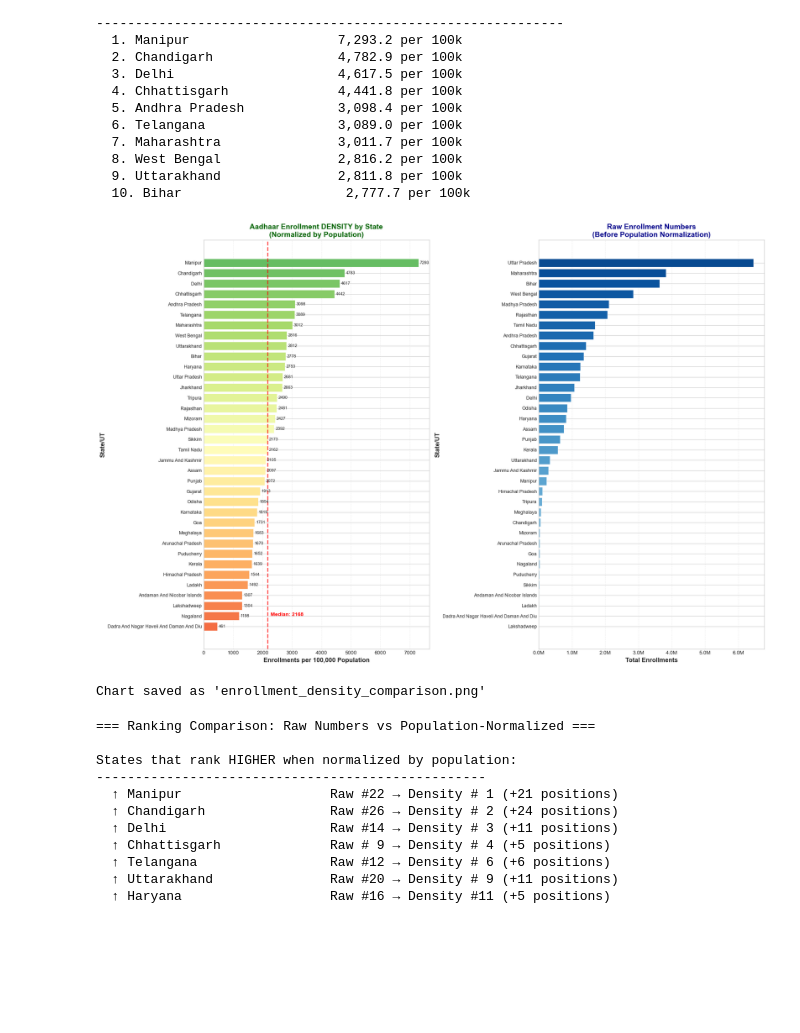
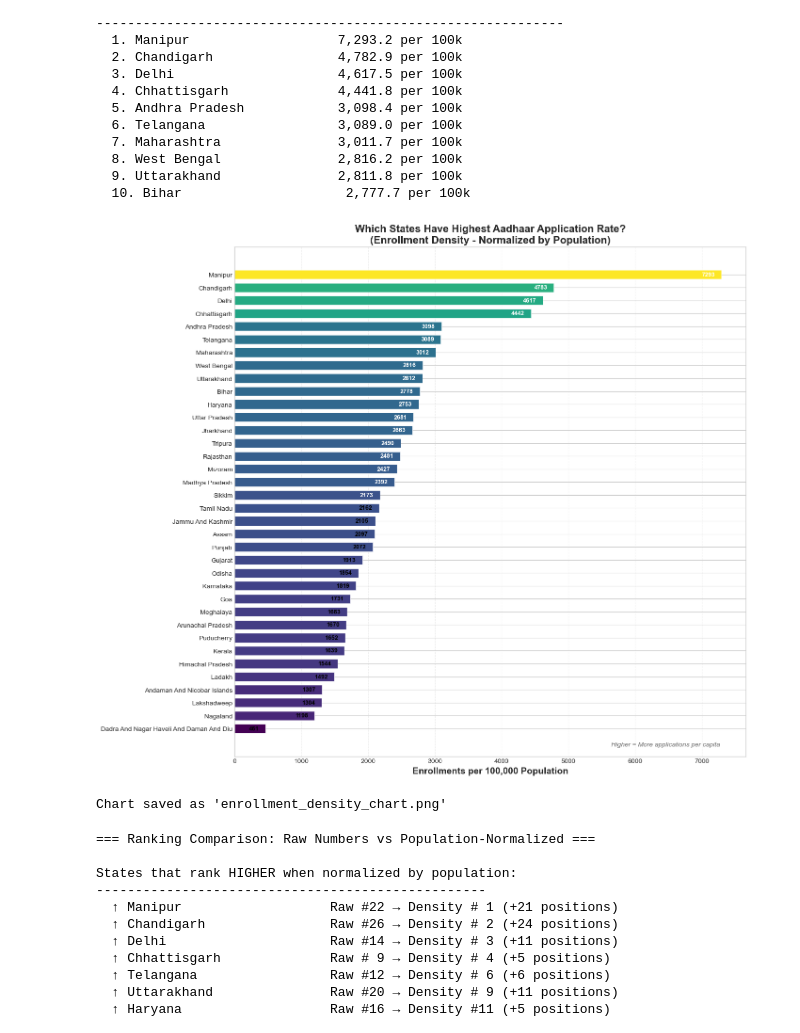
Before and after one commit to Kishan0703/aadhar-data-analysis, a Jupyter notebook: insights1.ipynb, the cells around one changed output. Cells and saved outputs as stored; diff of their text form; code cells hidden in the pictures; blank space fills up the shorter version.

```diff
--- a/insights1.ipynb
+++ b/insights1.ipynb
@@ -735,59 +760,42 @@ Top 10 States by Enrollment Density (per 100k population):
   10. Bihar                     2,777.7 per 100k
 # %%
 # 5.4.3 Enrollment Density Visualization
-fig, axes = plt.subplots(1, 2, figsize=(18, 12))
+fig, ax = plt.subplots(figsize=(14, 12))
 
-# Color palette - green (high) to red (low)
+# Color based on density value - high (yellow/green) to low (purple/blue)
 n_states = len(density_data)
-colors1 = plt.cm.RdYlGn(np.linspace(0.8, 0.2, n_states))
+norm_values = (density_data['enrollment_per_100k'] - density_data['enrollment_per_100k'].min()) / \
+              (density_data['enrollment_per_100k'].max() - density_data['enrollment_per_100k'].min())
+colors = plt.cm.viridis(norm_values)
 
-# --- Chart 1: Enrollment Density (per 100k population) ---
-ax1 = axes[0]
-y_pos = range(n_states)
-bars1 = ax1.barh(y_pos, density_data['enrollment_per_100k'], color=colors1, edgecolor='white', linewidth=0.5)
+# Create horizontal bar chart
+bars = ax.barh(range(n_states), density_data['enrollment_per_100k'], color=colors, edgecolor='white', linewidth=0.5, height=0.7)
 
-ax1.set_yticks(y_pos)
-ax1.set_yticklabels(density_data['display_state'], fontsize=9)
-ax1.set_xlabel('Enrollments per 100,000 Population', fontsize=12, fontweight='bold')
-ax1.set_ylabel('State/UT', fontsize=12, fontweight='bold')
-ax1.set_title('Aadhaar Enrollment DENSITY by State\n(Normalized by Population)', fontsize=14, fontweight='bold', color='darkgreen')
+ax.set_yticks(range(n_states))
+ax.set_yticklabels(density_data['display_state'], fontsize=10)
+ax.set_xlabel('Enrollments per 100,000 Population', fontsize=14, fontweight='bold')
+ax.set_title('Which States Have Highest Aadhaar Application Rate?\n(Enrollment Density - Normalized by Population)', fontsize=16, fontweight='bold')
 
-# Add value labels
+# Add value labels inside bars
+median_val = density_data['enrollment_per_100k'].median()
 for i, val in enumerate(density_data['enrollment_per_100k']):
-    ax1.text(val + 50, i, f'{val:.0f}', va='center', ha='left', fontsize=8)
+    color = 'white' if val > median_val else 'black'
+    ax.text(val - 100, i, f'{val:.0f}', va='center', ha='right', fontsize=9, fontweight='bold', color=color)
 
-ax1.invert_yaxis()
-ax1.grid(axis='x', alpha=0.3, linestyle='--')
+ax.invert_yaxis()
+ax.grid(axis='x', alpha=0.3, linestyle='--')
+ax.set_xlim(0, density_data['enrollment_per_100k'].max() * 1.05)
 
-# Add median line
-median_val = density_data['enrollment_per_100k'].median()
-ax1.axvline(median_val, color='red', linestyle='--', linewidth=2, alpha=0.7)
-ax1.text(median_val + 100, n_states - 2, f'Median: {median_val:.0f}', color='red', fontsize=10, fontweight='bold')
-
-# --- Chart 2: Raw Enrollments for comparison ---
-ax2 = axes[1]
-raw_sorted = state_density.dropna().sort_values('total_enrollments', ascending=False).reset_index(drop=True)
-raw_sorted['display_state'] = raw_sorted['state'].str.title()
-n_raw = len(raw_sorted)
-colors2 = plt.cm.Blues(np.linspace(0.9, 0.3, n_raw))
-
-bars2 = ax2.barh(range(n_raw), raw_sorted['total_enrollments'], color=colors2, edgecolor='white', linewidth=0.5)
-
-ax2.set_yticks(range(n_raw))
-ax2.set_yticklabels(raw_sorted['display_state'], fontsize=9)
-ax2.set_xlabel('Total Enrollments', fontsize=12, fontweight='bold')
-ax2.set_ylabel('State/UT', fontsize=12, fontweight='bold')
-ax2.set_title('Raw Enrollment Numbers\n(Before Population Normalization)', fontsize=14, fontweight='bold', color='darkblue')
-ax2.xaxis.set_major_formatter(plt.FuncFormatter(lambda x, p: f'{x/1e6:.1f}M'))
-ax2.invert_yaxis()
-ax2.grid(axis='x', alpha=0.3, linestyle='--')
+# Add annotation
+ax.annotate('Higher = More applications per capita', xy=(0.95, 0.02), xycoords='axes fraction',
+            fontsize=10, ha='right', style='italic', alpha=0.7)
 
 plt.tight_layout()
-plt.savefig('enrollment_density_comparison.png', dpi=150, bbox_inches='tight', facecolor='white')
+plt.savefig('enrollment_density_chart.png', dpi=150, bbox_inches='tight', facecolor='white')
 plt.show()
-print("\nChart saved as 'enrollment_density_comparison.png'")
+print("\nChart saved as 'enrollment_density_chart.png'")
 # %% [output]
-[figure, old version]
+[figure, new version]
-Chart saved as 'enrollment_density_comparison.png'
+Chart saved as 'enrollment_density_chart.png'
 # %%
 # 5.4.4 Ranking Comparison: Raw vs Density
```
Also changed, not shown: parts of 53 cells of this notebook.
